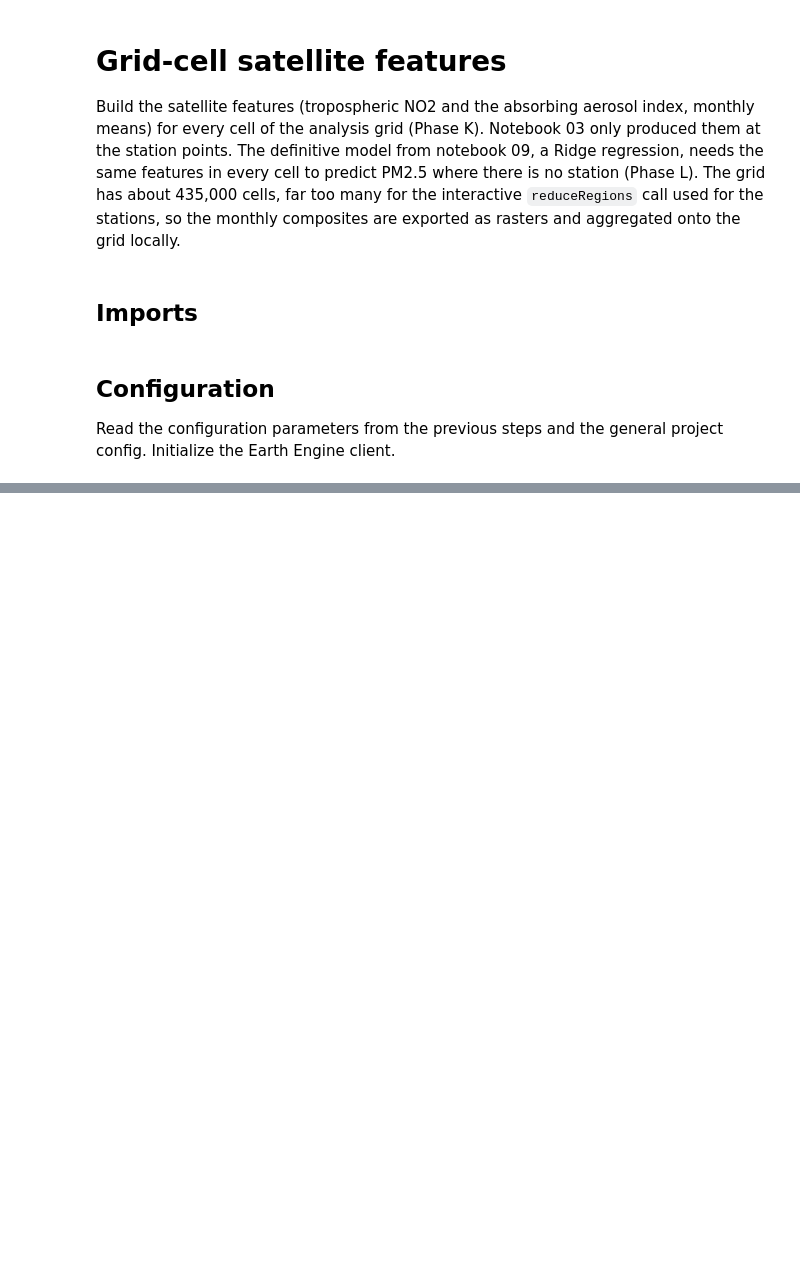
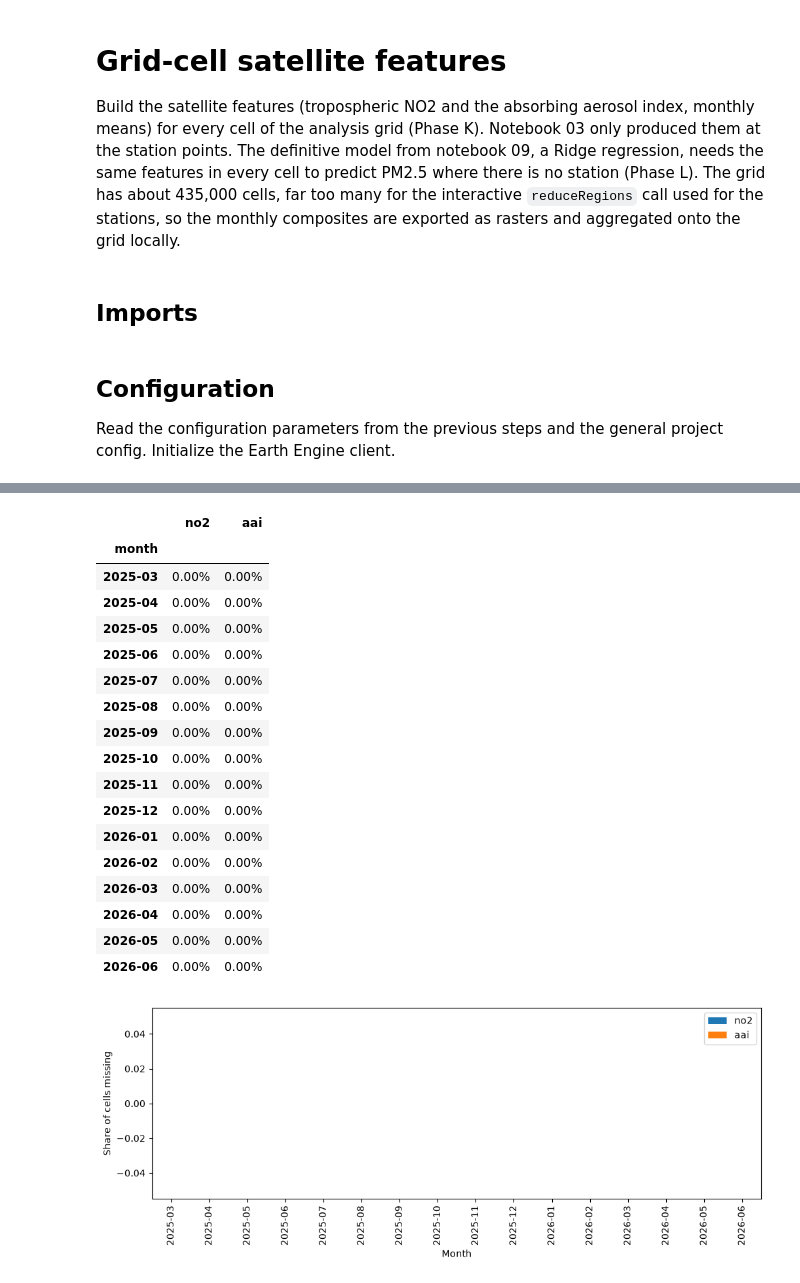
Before and after one commit to tisolab/monitoring-deserts, a Jupyter notebook: noteboox/10_grid_satellite_features.ipynb, the cells around one changed output, grey strips where cells are left out. Drawn from its saved outputs; the diff is of its cells as text; code cells hidden in the pictures; blank space fills up the shorter version.

Commit message:
Build notebook 10: grid-cell satellite features (Phase K)

```diff
--- a/noteboox/10_grid_satellite_features.ipynb
+++ b/noteboox/10_grid_satellite_features.ipynb
@@ -78,0 +192,15 @@ ee.Initialize(project="monitoring-deserts")
+# %%
+def grid_path(name, month_start):
+    return RAW_DATA_DIR / f"grid_{name}_{month_start:%Y-%m}.npy"
+
+
+for month_start, month_end in tqdm(m_win, desc="Months"):
+    for name in IMAGE_COLLECTIONS:
+        path = grid_path(name, month_start)
+        if path.exists():
+            continue
+        np.save(path, download_month(name, month_start, month_end).astype("float32"))
+
+missing_files = [grid_path(name, start).name for start, _ in m_win for name in IMAGE_COLLECTIONS if not grid_path(name, start).exists()]
+assert not missing_files, f"Missing files: {missing_files}"
+print(f"{len(m_win) * len(IMAGE_COLLECTIONS)} files in {RAW_DATA_DIR}")
@@ -78,0 +213,14 @@ ee.Initialize(project="monitoring-deserts")
+# %%
+month_frames = []
+for month_start, _ in m_win:
+    frame = {"cell_id": analysis_grid["cell_id"].values, "month": month_start.to_period("M")}
+    for name in IMAGE_COLLECTIONS:
+        values = np.load(grid_path(name, month_start))
+        frame[name] = values[0][row, col]
+        frame[f"{name}_sd"] = values[1][row, col]
+    month_frames.append(pd.DataFrame(frame))
+
+grid_satellite_df = pd.concat(month_frames, ignore_index=True)
+del month_frames
+print(f"{len(grid_satellite_df):,} rows = {grid_satellite_df['cell_id'].nunique():,} cells x {grid_satellite_df['month'].nunique()} months")
+grid_satellite_df.head()
@@ -78,0 +239,32 @@ ee.Initialize(project="monitoring-deserts")
+# %%
+# Share of cells without a value, per month
+nan_by_month = grid_satellite_df[["no2", "aai"]].isna().groupby(grid_satellite_df["month"]).mean()
+display(nan_by_month.style.format("{:.2%}"))
+
+fig, ax = plt.subplots(figsize=(10, 4))
+nan_by_month.plot.bar(ax=ax)
+ax.set_ylabel("Share of cells missing")
+ax.set_xlabel("Month")
+fig.tight_layout()
+fig.savefig(PLOTS_DIR / "nan_share_by_month.png", dpi=150)
+plt.show()
+# %% [output]
+|  | no2 | aai |
+| month |  |  |
+| 2025-03 | 0.00% | 0.00% |
+| 2025-04 | 0.00% | 0.00% |
+| 2025-05 | 0.00% | 0.00% |
+| 2025-06 | 0.00% | 0.00% |
+| 2025-07 | 0.00% | 0.00% |
+| 2025-08 | 0.00% | 0.00% |
+| 2025-09 | 0.00% | 0.00% |
+| 2025-10 | 0.00% | 0.00% |
+| 2025-11 | 0.00% | 0.00% |
+| 2025-12 | 0.00% | 0.00% |
+| 2026-01 | 0.00% | 0.00% |
+| 2026-02 | 0.00% | 0.00% |
+| 2026-03 | 0.00% | 0.00% |
+| 2026-04 | 0.00% | 0.00% |
+| 2026-05 | 0.00% | 0.00% |
+| 2026-06 | 0.00% | 0.00% |
+[figure, added]
```
Also changed, not shown: parts of 26 cells of this notebook.
